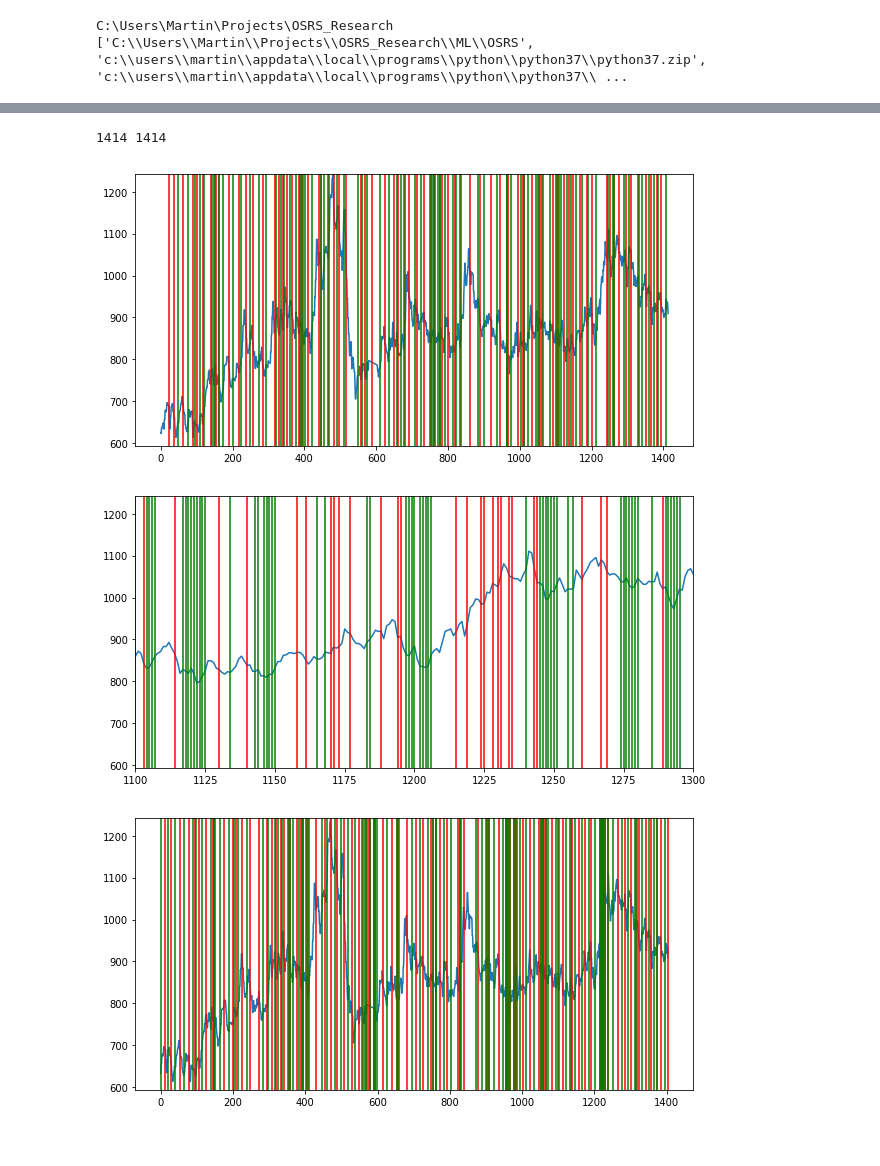
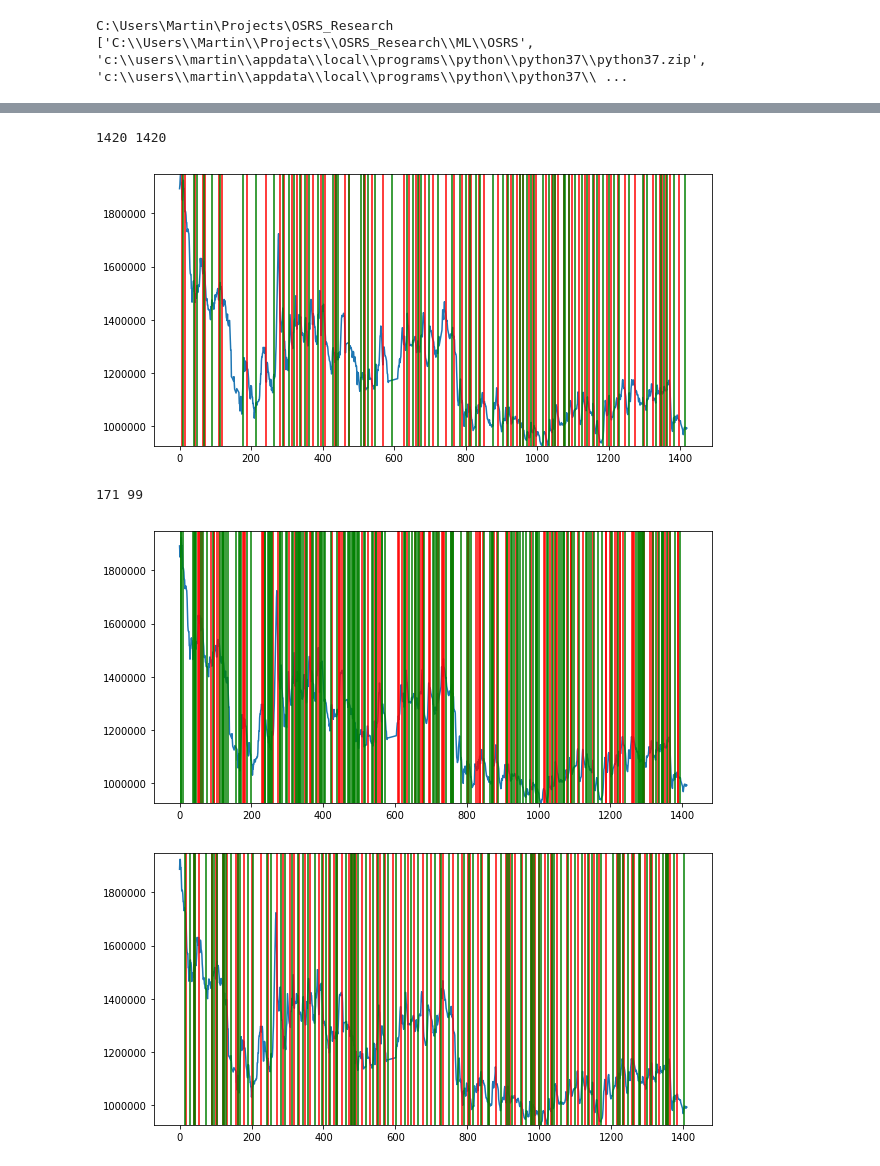
Before and after one commit to rmmartin02/OSRS_Research, a Jupyter notebook: ML/OSRS/Classification.ipynb, the cells around one changed output, grey strips where cells are left out. Drawn from its saved outputs; the diff is of its cells as text; code cells hidden in the pictures.

```diff
--- a/ML/OSRS/Classification.ipynb
+++ b/ML/OSRS/Classification.ipynb
@@ -24,3 +24,5 @@ item = "Teak_plank"
+# %%
+item = "Trident_of_the_seas_(full)"
 # %%
 similar = items.getSimilarItems(item)
 print(similar)
@@ -101,39 +112,40 @@ for c in smaBuy:
 plt.ylim(min(prices),top)
 plt.show()
 # %% [output]
-1414 1414
+1420 1420
-[figure, old version]
+[figure, new version]
 # %%
 kSlow, D = items.stochOscil(prices)
 kSlow = kSlow[-1*len(D):]
 
 stochSell = []
 stochBuy = []
 for i in range(1,len(D)):
-    if kSlow[i]<20:
+    if kSlow[i]<20 and kSlow[i-1]>20:
         stochBuy.append(i)
     elif kSlow[i]<80 and D[i]<80 and kSlow[i-1]<D[i-1] and kSlow[i]>D[i]:
         stochBuy.append(i)
     if kSlow[i-1]>kSlow[i] and kSlow[i-1]>90:
         stochSell.append(i)
-
+print(len(stochBuy),len(stochSell))
 stochSignals = [0]*len(D)
 for a in stochSell:
     stochSignals[a] = -1
 for a in stochBuy:
     stochSignals[a] = 1
 
 plt.plot(prices[-1*len(D):])
 top = max(prices)+1
 for c in stochSell:
     plt.plot([c,c],[0,top],'r')
 for c in stochBuy:
     plt.plot([c,c],[0,top],'g')
-plt.xlim(1100,1300)
+#plt.xlim(1100,1300)
 plt.ylim(min(prices),top)
 plt.show()
 # %% [output]
+171 99
-[figure, old version]
+[figure, new version]
 # %%
 mom, momMA = items.momentum(prices)
 mom = mom[-1*len(momMA):]
@@ -162,7 +174,7 @@ for c in momBuy:
 plt.ylim(min(prices),top)
 plt.show()
 # %% [output]
-[figure, old version]
+[figure, new version]
 # %%
 ema9, macd = items.macd(prices)
 ema9 = ema9[-1*len(macd):]
```
Also changed, not shown: parts of 25 cells of this notebook, 3 other files.
